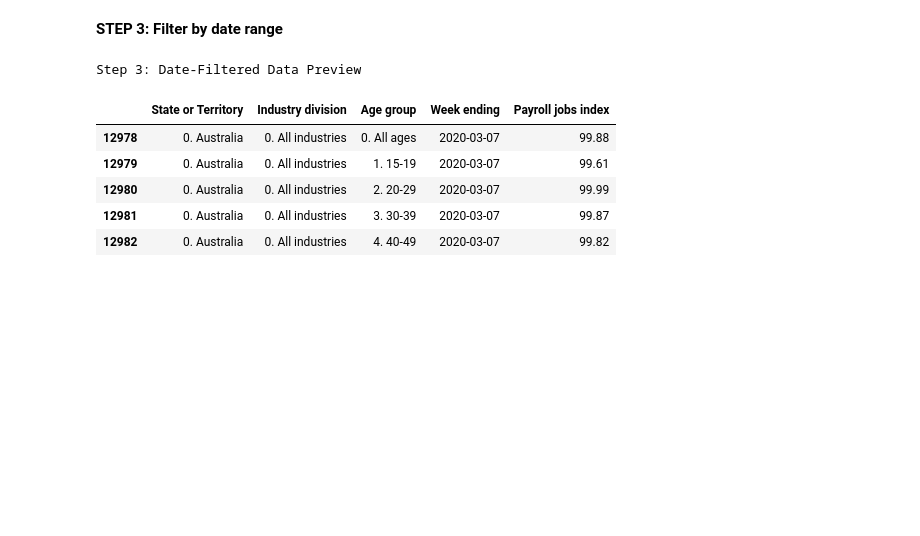
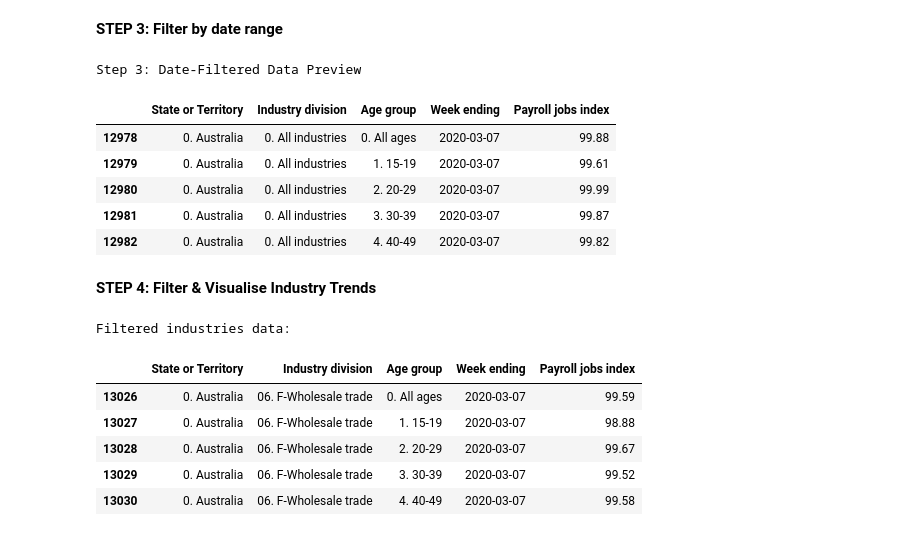
Before and after one commit to Jolene115/covid19-jobs-impact-australia, a Jupyter notebook: covid_analysis.ipynb, the cells around one changed output. Drawn from its saved outputs; the diff is of its cells as text; code cells hidden in the pictures; blank space fills up the shorter version.

```diff
--- a/covid_analysis.ipynb
+++ b/covid_analysis.ipynb
@@ -73,3 +73,5 @@ Step 3: Date-Filtered Data Preview
 | 12980 | 0. Australia | 0. All industries | 2. 20-29 | 2020-03-07 | 99.99 |
 | 12981 | 0. Australia | 0. All industries | 3. 30-39 | 2020-03-07 | 99.87 |
 | 12982 | 0. Australia | 0. All industries | 4. 40-49 | 2020-03-07 | 99.82 |
+# %% [markdown]
+**STEP 4: Filter & Visualise Industry Trends**
@@ -75,0 +89,11 @@ Step 3: Date-Filtered Data Preview
+# %%
+print("Filtered industries data:")
+df_industry.head()
+# %% [output]
+Filtered industries data:
+|  | State or Territory | Industry division | Age group | Week ending | Payroll jobs index |
+| 13026 | 0. Australia | 06. F-Wholesale trade | 0. All ages | 2020-03-07 | 99.59 |
+| 13027 | 0. Australia | 06. F-Wholesale trade | 1. 15-19 | 2020-03-07 | 98.88 |
+| 13028 | 0. Australia | 06. F-Wholesale trade | 2. 20-29 | 2020-03-07 | 99.67 |
+| 13029 | 0. Australia | 06. F-Wholesale trade | 3. 30-39 | 2020-03-07 | 99.52 |
+| 13030 | 0. Australia | 06. F-Wholesale trade | 4. 40-49 | 2020-03-07 | 99.58 |
```
Also changed, not shown: parts of 8 cells of this notebook.
